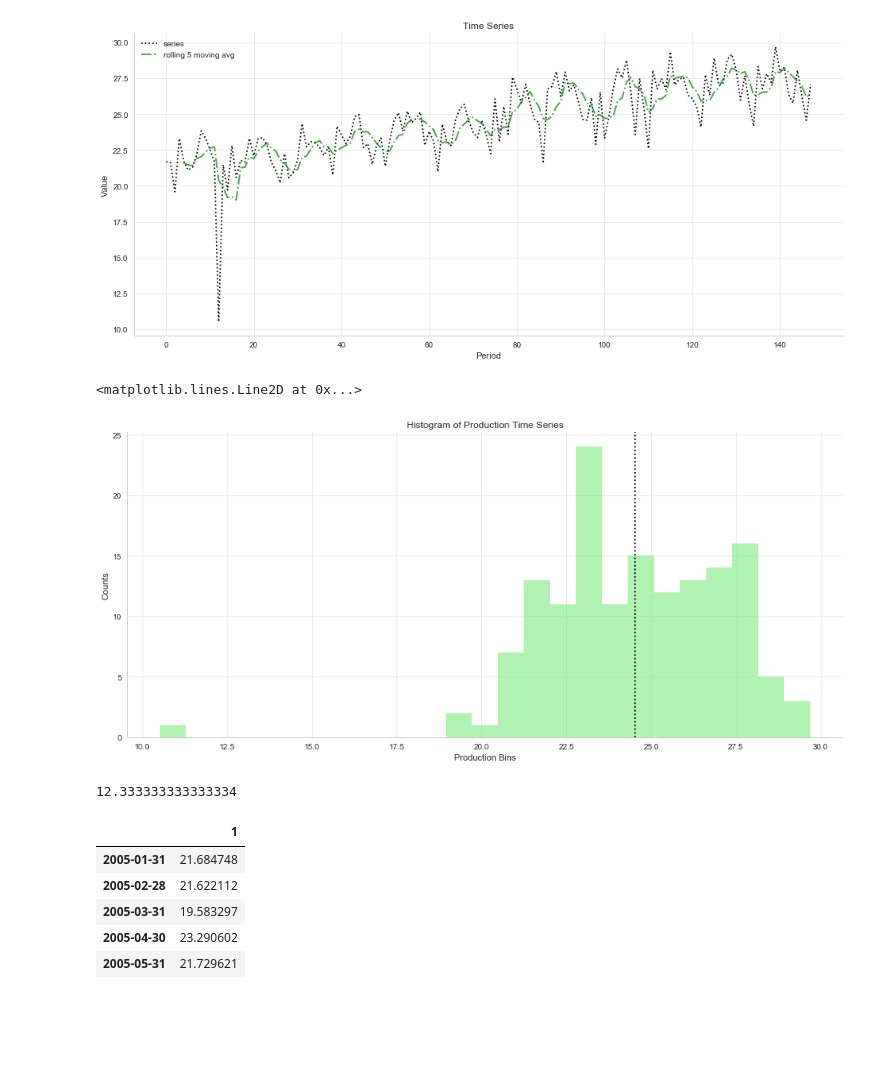
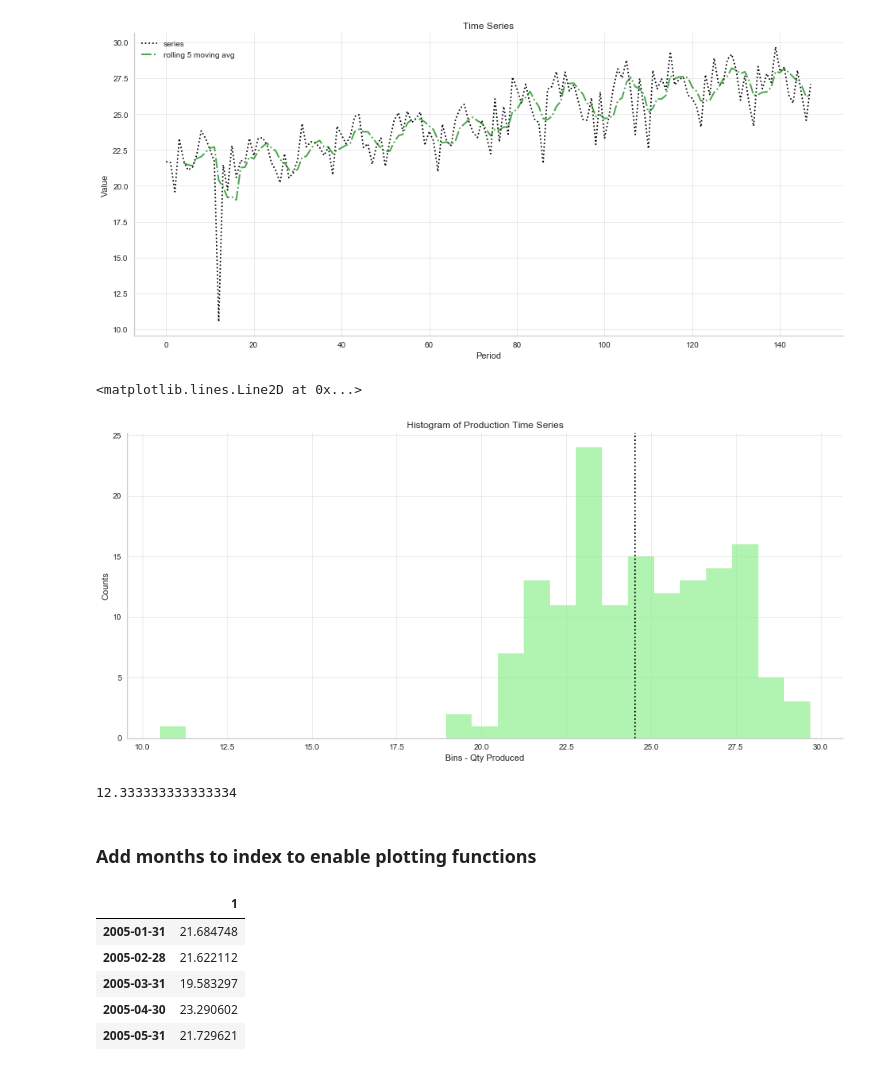
Before and after one commit to paulmattheww/Harvard-CS82-Advanced-ML, a Jupyter notebook: Assignments/HW3/HW3_2018_CSCIE82.ipynb, the cells around one changed output. Drawn from its saved outputs; the diff is of its cells as text; code cells hidden in the pictures; blank space fills up the shorter version.

```diff
--- a/Assignments/HW3/HW3_2018_CSCIE82.ipynb
+++ b/Assignments/HW3/HW3_2018_CSCIE82.ipynb
@@ -433,18 +441,20 @@ ax.legend(loc='best')
 # %%
 fig, ax = plt.subplots(figsize=(16, 7))
 ts_df.hist(ax=ax, alpha=.7, color='lightgreen', bins=25)
 set_mpl_preferences(ax)
 ax.set_title('Histogram of Production Time Series')
-ax.set_xlabel('Production Bins')
+ax.set_xlabel('Bins - Qty Produced')
 ax.set_ylabel('Counts')
 ax.axvline(ts_df[1].mean(), linestyle=':', color='black', label='mean')
 # %% [output]
 <matplotlib.lines.Line2D at 0x...>
-[figure, old version]
+[figure, new version]
 # %%
 ts_df.shape[0] / 12
 # %% [output]
 12.333333333333334
+# %% [markdown]
+### Add months to index to enable plotting functions
 # %%
 ts_df.index = pd.date_range(start='01/01/2005', periods=ts_df.shape[0], freq='M', format='%m')
 ts_df.head()
```
Also changed, not shown: parts of 12 cells of this notebook, 1 other file.
